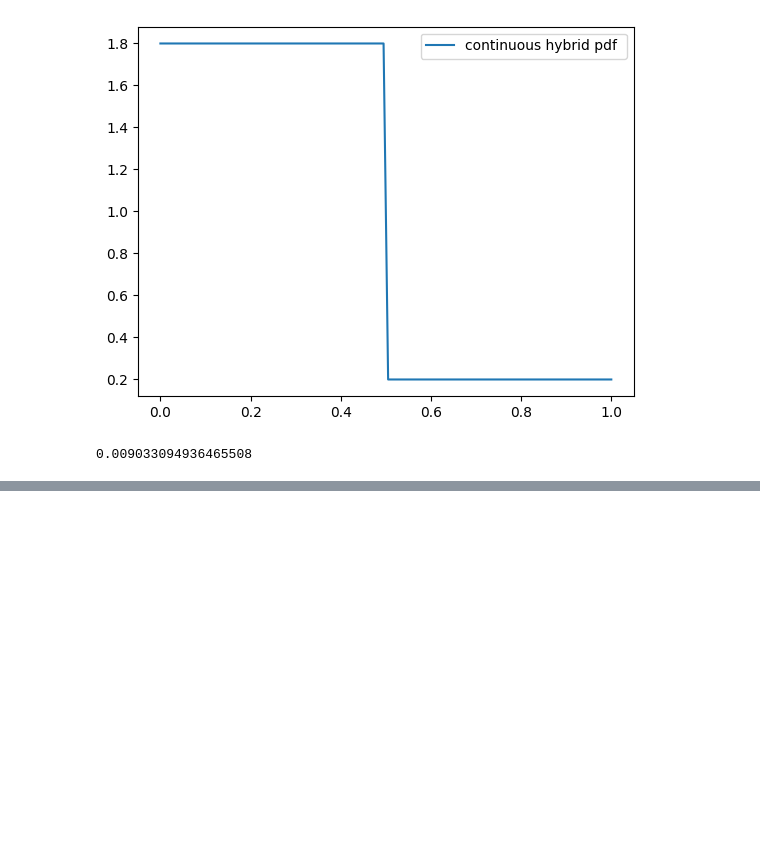
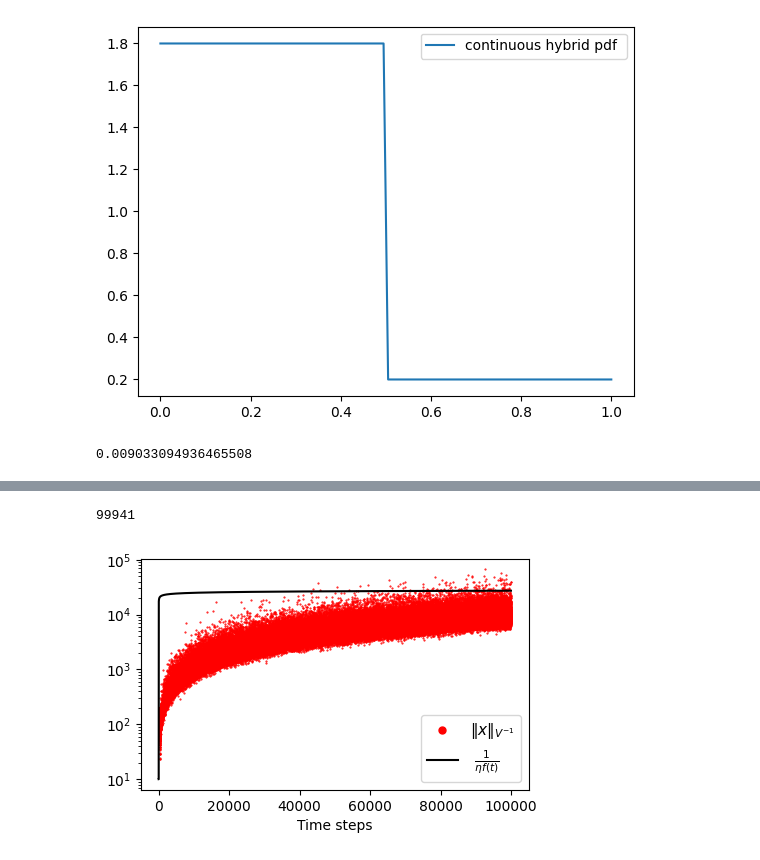
Before and after one commit to MaxHeuillet/partial-monitoring-algos, a Jupyter notebook: partial_monitoring/tests.ipynb, the cells around one changed output, grey strips where cells are left out. Cells and saved outputs as stored; diff of their text form; code cells hidden in the pictures; blank space fills up the shorter version.

```diff
--- a/partial_monitoring/tests.ipynb
+++ b/partial_monitoring/tests.ipynb
@@ -264,0 +398,79 @@ print(U)
+# %%
+import numpy as np
+
+
+
+def is_pos_def(x):
+    return np.all(np.linalg.eigvals(x) > 0)
+
+norm = []
+inv = []
+borne = []
+borne2 = []
+
+contexts = []
+
+d = 10
+n = 100000
+Vinv = 0.01 * np.identity(d)
+V = 0.01 * np.identity(d)
+
+for _ in range(n):
+
+    x = np.zeros((d,1))
+    if _ < 100:
+        idx = 0
+        x[idx] = 1
+    elif _>= 100 and _<200:
+        idx = 1
+        x[idx] = 1
+    elif _>=200 and _<300:
+        idx = 2
+        x[idx] = 1
+    else:
+        # idx = np.random.randint(0,d)
+        # x[idx] = 1
+        x = np.random.uniform(0,1,d)
+        x = x.reshape((d,1))
+
+    val =  x.T @ Vinv @ x
+    val2 = x.T @ V @ x
+
+    inv.append( 1 / val[0][0]  )
+    norm.append( val2[0][0]  )
+
+    low =  1 + x.T @ Vinv @ x
+    high =  Vinv @ x @ x.T @ Vinv
+    Vinv = Vinv - high / low
+
+    V = V + x @ x.T
+
+    if _>1:
+        borne.append( 0.66 * (_**(2/3) ) * ( 1.01 * np.log(_) )**(1/3) )
+        borne2.append( 0.01 / (4 * 0.66 * d * ( np.sqrt( d * np.log( _ ) + 2 * np.log(1/_**2) ) + 2  ) ) )
+    else:
+        borne.append(0.1)
+        borne2.append(0.1)
+
+import matplotlib.pyplot as plt
+
+fig, axs = plt.subplots(figsize=(5, 3))
+
+# plt.ylim(0,0.025 )
+
+plt.plot(range(n), inv, '.', markersize = 1, color = 'red', label = r'$\| x \|_{V^{-1}} $')
+# plt.plot(range(n), [ norm[i]  for i in range(n) ], '.', markersize = 1, color = 'green' )
+plt.plot(range(n), 1/np.array(borne2), color = 'black', label = r' $\frac{1}{\eta f(t)} $' )
+plt.legend(markerscale=10, fontsize = 11)
+# plt.xscale('log')
+plt.xlabel('Time steps')
+plt.yscale('log')
+
+count_non_nan = np.count_nonzero(~np.isnan(inv1))
+
+print(count_non_nan)
+
+# plt.savefig('./forced_exploration.png', bbox_inches='tight', dpi=300)
+# %% [output]
+99941
+[figure, added]
```
Also changed, not shown: parts of 10 cells of this notebook, 13 other files.
